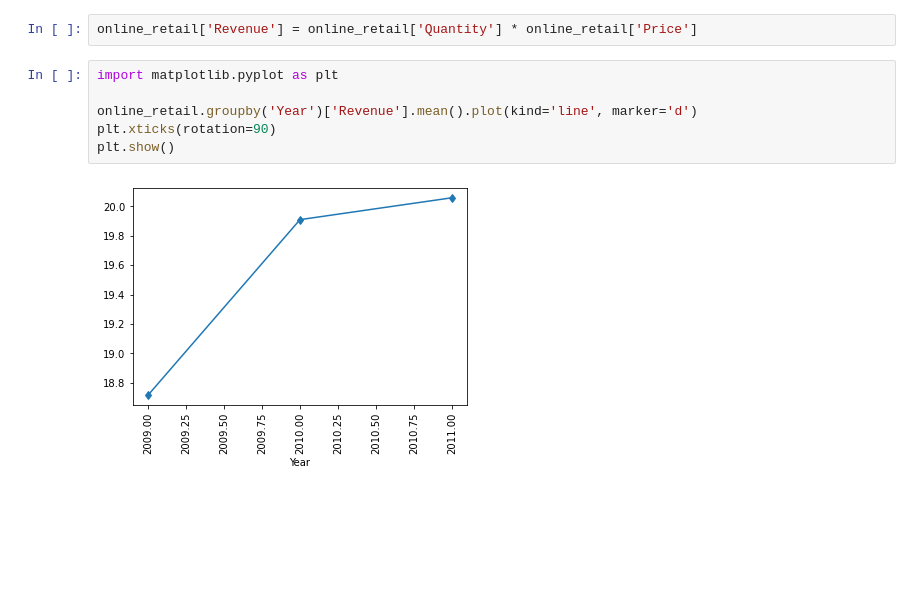
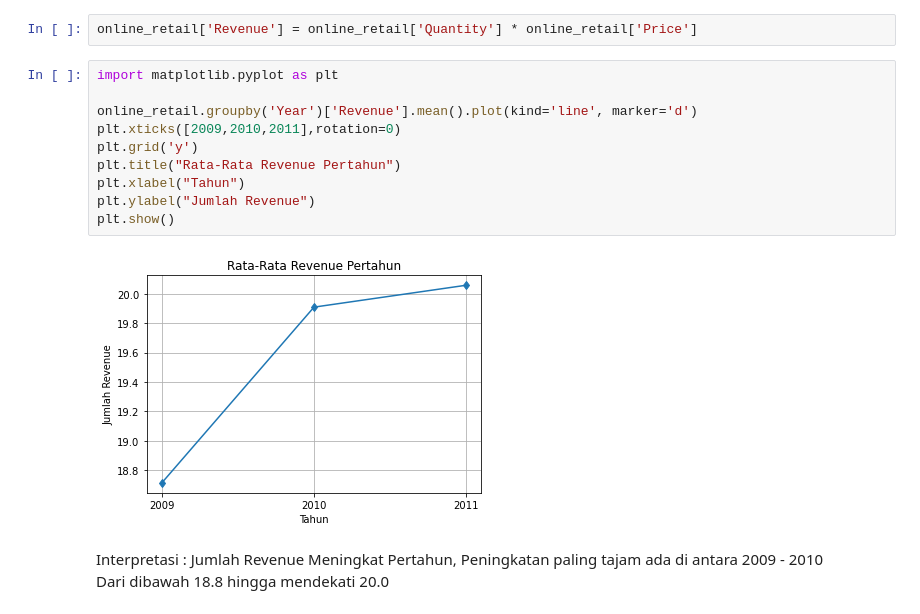
Before and after one commit to UvoChrollo/Pythonista, a Jupyter notebook: Notebook/Others/Rakamin Homework.ipynb, the cells around one changed output. Drawn from its saved outputs; the diff is of its cells as text; blank space fills up the shorter version.

```diff
--- a/Notebook/Others/Rakamin Homework.ipynb
+++ b/Notebook/Others/Rakamin Homework.ipynb
@@ -134,8 +134,14 @@ online_retail['Revenue'] = online_retail['Quantity'] * online_retail['Price']
 # %%
 import matplotlib.pyplot as plt
 
 online_retail.groupby('Year')['Revenue'].mean().plot(kind='line', marker='d')
-plt.xticks(rotation=90)
+plt.xticks([2009,2010,2011],rotation=0)
+plt.grid('y')
+plt.title("Rata-Rata Revenue Pertahun")
+plt.xlabel("Tahun")
+plt.ylabel("Jumlah Revenue")
 plt.show()
 # %% [output]
-[figure, old version]
+[figure, new version]
+# %% [markdown]
+Interpretasi : Jumlah Revenue Meningkat Pertahun, Peningkatan paling tajam ada di antara 2009 - 2010<br>Dari dibawah 18.8 hingga mendekati 20.0
```
